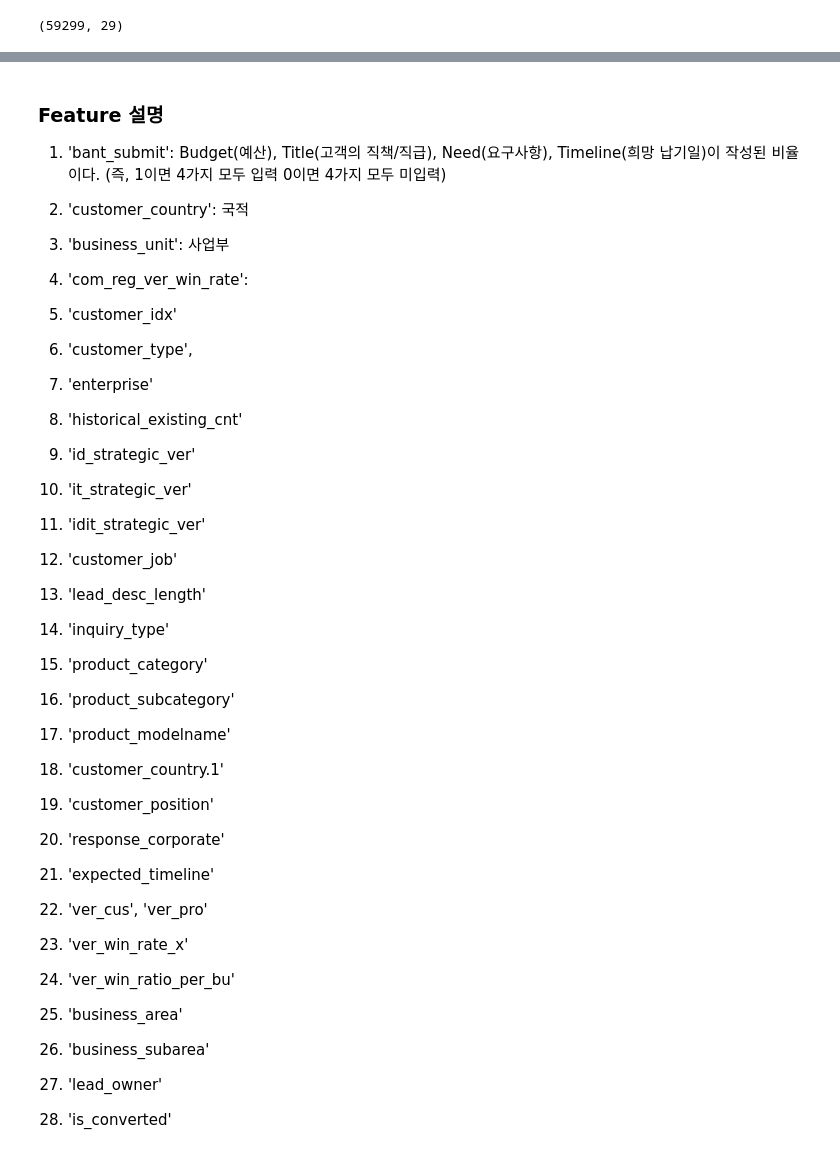
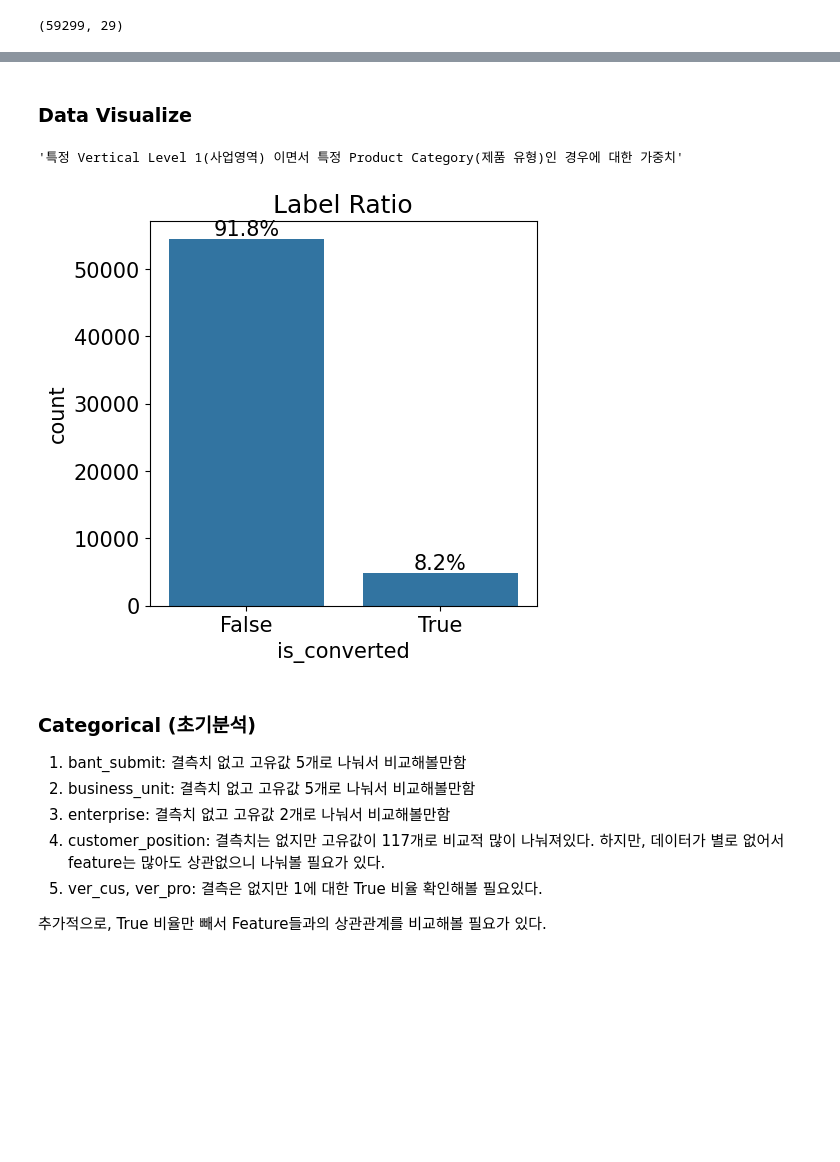
Before and after one commit to Hyeon-kki/LG-Hackathon, a Jupyter notebook: EDA_1.ipynb, the cells around one changed output, grey strips where cells are left out. Drawn from its saved outputs; the diff is of its cells as text; code cells hidden in the pictures; blank space fills up the shorter version.

```diff
--- a/EDA_1.ipynb
+++ b/EDA_1.ipynb
@@ -77,33 +84,42 @@ Train set의 Sample 수: 59299
-# %% [markdown]
-###  Feature 설명
-
-1. 'bant_submit': Budget(예산), Title(고객의 직책/직급), Need(요구사항), Timeline(희망 납기일)이 작성된 비율이다.
-(즉, 1이면 4가지 모두 입력 0이면 4가지 모두 미입력)
-
-2. 'customer_country': 국적
-3. 'business_unit': 사업부
-4. 'com_reg_ver_win_rate':
-5. 'customer_idx'
-6. 'customer_type',
-7. 'enterprise'
-8. 'historical_existing_cnt'
-9. 'id_strategic_ver'
-10. 'it_strategic_ver'
-11. 'idit_strategic_ver'
-12. 'customer_job'
-13. 'lead_desc_length'
-14. 'inquiry_type'
-15. 'product_category'
-16. 'product_subcategory'
-17. 'product_modelname'
-18. 'customer_country.1'
-19. 'customer_position'
-20. 'response_corporate'
-21. 'expected_timeline'
-22. 'ver_cus', 'ver_pro'
-23. 'ver_win_rate_x'
-24. 'ver_win_ratio_per_bu'
-25. 'business_area'
-26. 'business_subarea'
-27. 'lead_owner'
-28. 'is_converted'
+# %% [markdown]
+### Data Visualize
+# %%
+feature_summary['비고'].loc[22]
+# %% [output]
+'특정 Vertical Level 1(사업영역) 이면서 특정 Product Category(제품 유형)인 경우에 대한 가중치'
+# %%
+# 9:1 비율로 압도적으로 전환 비율이 작다.
+import seaborn as sns
+import matplotlib.pyplot as plt
+import matplotlib as mpl
+
+def percentage(ax, total_size):
+    # patch가 ax 축별로 담고 있는 객체를 의미한다.
+    for patch in ax.patches:
+        height = patch.get_height()
+        width = patch.get_width()
+        left_under = patch.get_x()
+        percent = (height/total_size) * 100
+
+        ax.text(x = left_under+(width/2), y = height+total_size*0.01,
+               s = f'{percent:1.1f}%',
+               ha = 'center')  # 수평정렬이다. horizontal aligment
+
+mpl.rc('font', size = 15)
+plt.figure(figsize=(5,5))
+ax = sns.countplot(data= train, x='is_converted')
+plt.title('Label Ratio')
+percentage(ax, len(train))
+# %% [output]
+[figure, added]
+# %% [markdown]
+
+### Categorical (초기분석)
+1. bant_submit: 결측치 없고 고유값 5개로 나눠서 비교해볼만함
+2. business_unit: 결측치 없고 고유값 5개로 나눠서 비교해볼만함
+3. enterprise: 결측치 없고 고유값 2개로 나눠서 비교해볼만함
+4. customer_position: 결측치는 없지만 고유값이 117개로 비교적 많이 나눠져있다. 하지만, 데이터가 별로 없어서 feature는 많아도 상관없으니 나눠볼 필요가 있다.
+5. ver_cus, ver_pro: 결측은 없지만 1에 대한 True 비율 확인해볼 필요있다.
+
+
+추가적으로, True 비율만 빼서 Feature들과의 상관관계를 비교해볼 필요가 있다.
```
Also changed, not shown: parts of 4 cells of this notebook.
